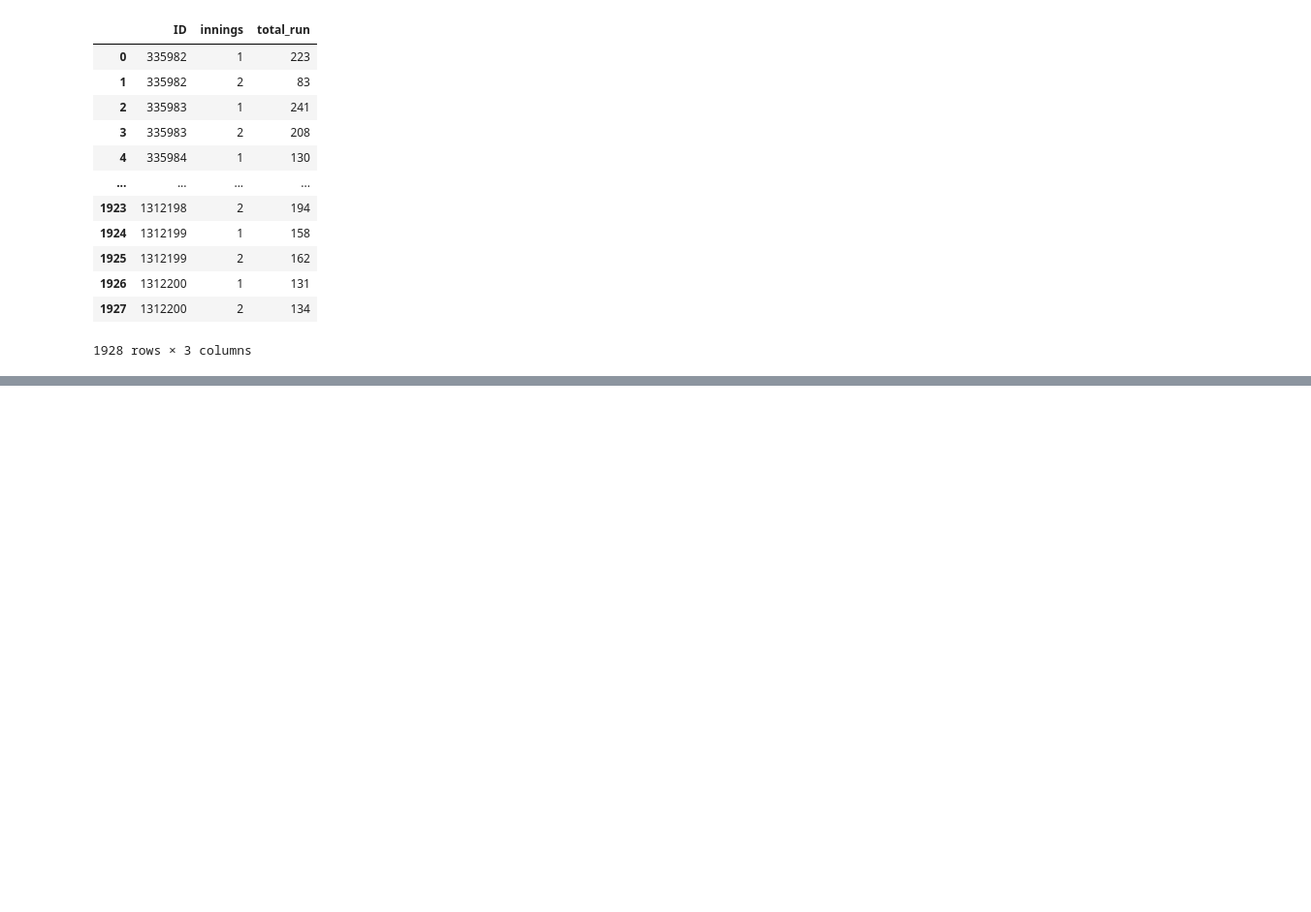
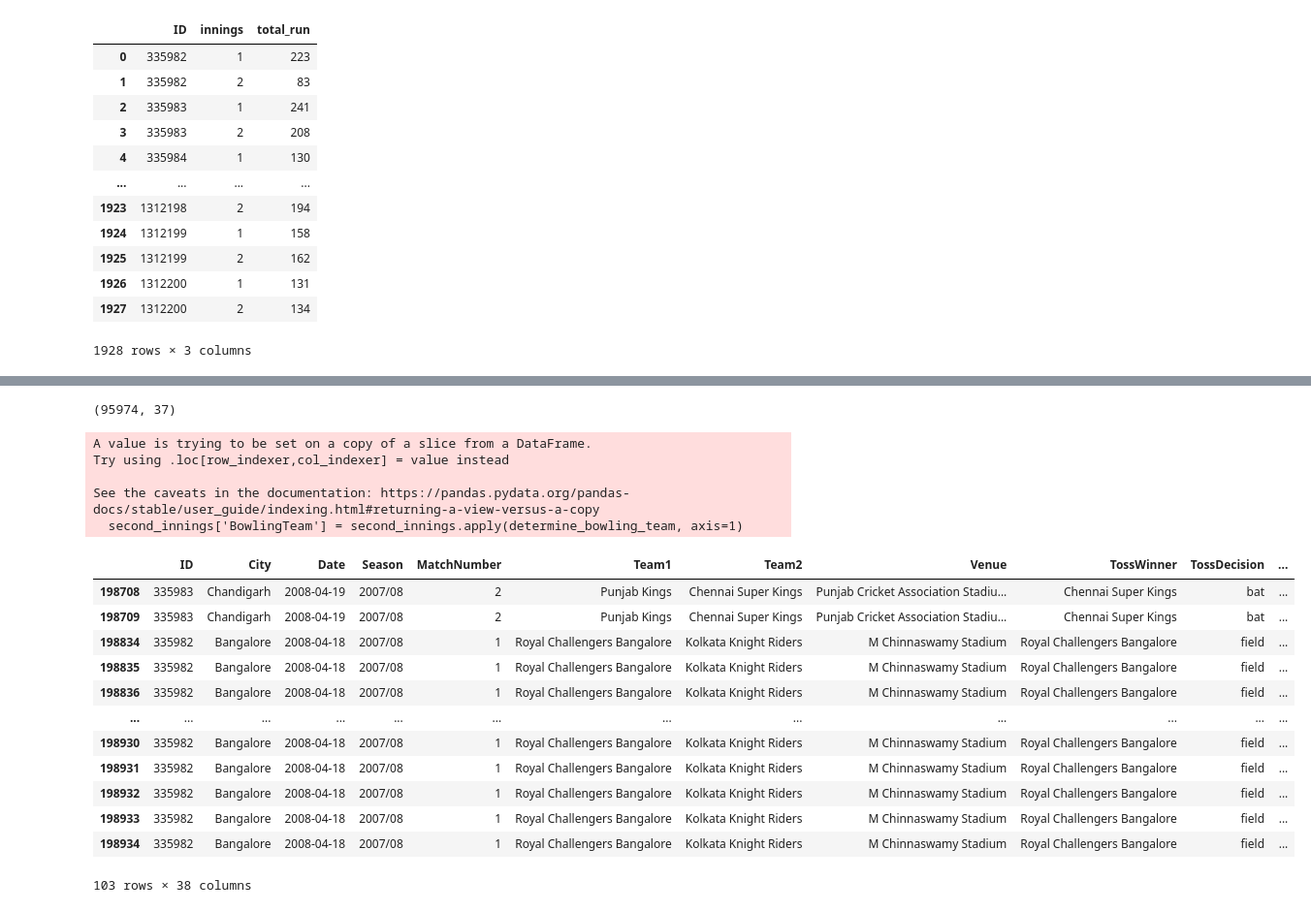
Before and after one commit to kiransanjay/IPL-Winner-Predictor-2024, a Jupyter notebook: 2008-2022 Data.ipynb, the cells around one changed output, grey strips where cells are left out. Shown at 97% size. Saved outputs shown, nothing was run; the diff lists cells and outputs as text; code cells hidden in the pictures; blank space fills up the shorter version.

```diff
--- a/2008-2022 Data.ipynb
+++ b/2008-2022 Data.ipynb
@@ -56,0 +201,9 @@ match_df
+# %%
+second_innings['Team1'] = second_innings['Team1'].replace('Delhi Daredevils','Delhi Capitals')
+second_innings['Team2'] = second_innings['Team2'].replace('Delhi Daredevils','Delhi Capitals')
+
+second_innings['Team1'] = second_innings['Team1'].replace('Deccan Chargers','Sunrisers Hyderabad')
+second_innings['Team2'] = second_innings['Team2'].replace('Deccan Chargers','Sunrisers Hyderabad')
+
+second_innings['Team1'] = second_innings['Team1'].replace('Kings XI Punjab','Punjab Kings')
+second_innings['Team2'] = second_innings['Team2'].replace('Kings XI Punjab','Punjab Kings')
@@ -56,0 +255,36 @@ match_df
+# %%
+second_innings.shape
+# %% [output]
+(95974, 37)
+# %%
+# Function to determine the bowling team
+def determine_bowling_team(row):
+    if row['BattingTeam'] == row['Team1']:
+        return row['Team2']
+    else:
+        return row['Team1']
+
+# Create the new 'BowlingTeam' column
+second_innings['BowlingTeam'] = second_innings.apply(determine_bowling_team, axis=1)
+# %% [output]
+A value is trying to be set on a copy of a slice from a DataFrame.
+Try using .loc[row_indexer,col_indexer] = value instead
+
+See the caveats in the documentation: https://pandas.pydata.org/pandas-docs/stable/user_guide/indexing.html#returning-a-view-versus-a-copy
+  second_innings['BowlingTeam'] = second_innings.apply(determine_bowling_team, axis=1)
+# %%
+second_innings.tail(103)
+# %% [output]
+|  | ID | City | Date | Season | MatchNumber | Team1 | Team2 | Venue | TossWinner | TossDecision | ... |
+| 198708 | 335983 | Chandigarh | 2008-04-19 | 2007/08 | 2 | Punjab Kings | Chennai Super Kings | Punjab Cricket Association Stadiu... | Chennai Super Kings | bat | ... |
+| 198709 | 335983 | Chandigarh | 2008-04-19 | 2007/08 | 2 | Punjab Kings | Chennai Super Kings | Punjab Cricket Association Stadiu... | Chennai Super Kings | bat | ... |
+| 198834 | 335982 | Bangalore | 2008-04-18 | 2007/08 | 1 | Royal Challengers Bangalore | Kolkata Knight Riders | M Chinnaswamy Stadium | Royal Challengers Bangalore | field | ... |
+| 198835 | 335982 | Bangalore | 2008-04-18 | 2007/08 | 1 | Royal Challengers Bangalore | Kolkata Knight Riders | M Chinnaswamy Stadium | Royal Challengers Bangalore | field | ... |
+| 198836 | 335982 | Bangalore | 2008-04-18 | 2007/08 | 1 | Royal Challengers Bangalore | Kolkata Knight Riders | M Chinnaswamy Stadium | Royal Challengers Bangalore | field | ... |
+| ... | ... | ... | ... | ... | ... | ... | ... | ... | ... | ... | ... |
+| 198930 | 335982 | Bangalore | 2008-04-18 | 2007/08 | 1 | Royal Challengers Bangalore | Kolkata Knight Riders | M Chinnaswamy Stadium | Royal Challengers Bangalore | field | ... |
+| 198931 | 335982 | Bangalore | 2008-04-18 | 2007/08 | 1 | Royal Challengers Bangalore | Kolkata Knight Riders | M Chinnaswamy Stadium | Royal Challengers Bangalore | field | ... |
+| 198932 | 335982 | Bangalore | 2008-04-18 | 2007/08 | 1 | Royal Challengers Bangalore | Kolkata Knight Riders | M Chinnaswamy Stadium | Royal Challengers Bangalore | field | ... |
+| 198933 | 335982 | Bangalore | 2008-04-18 | 2007/08 | 1 | Royal Challengers Bangalore | Kolkata Knight Riders | M Chinnaswamy Stadium | Royal Challengers Bangalore | field | ... |
+| 198934 | 335982 | Bangalore | 2008-04-18 | 2007/08 | 1 | Royal Challengers Bangalore | Kolkata Knight Riders | M Chinnaswamy Stadium | Royal Challengers Bangalore | field | ... |
+103 rows × 38 columns
```
Also changed, not shown: parts of 49 cells of this notebook, 7 other files.
